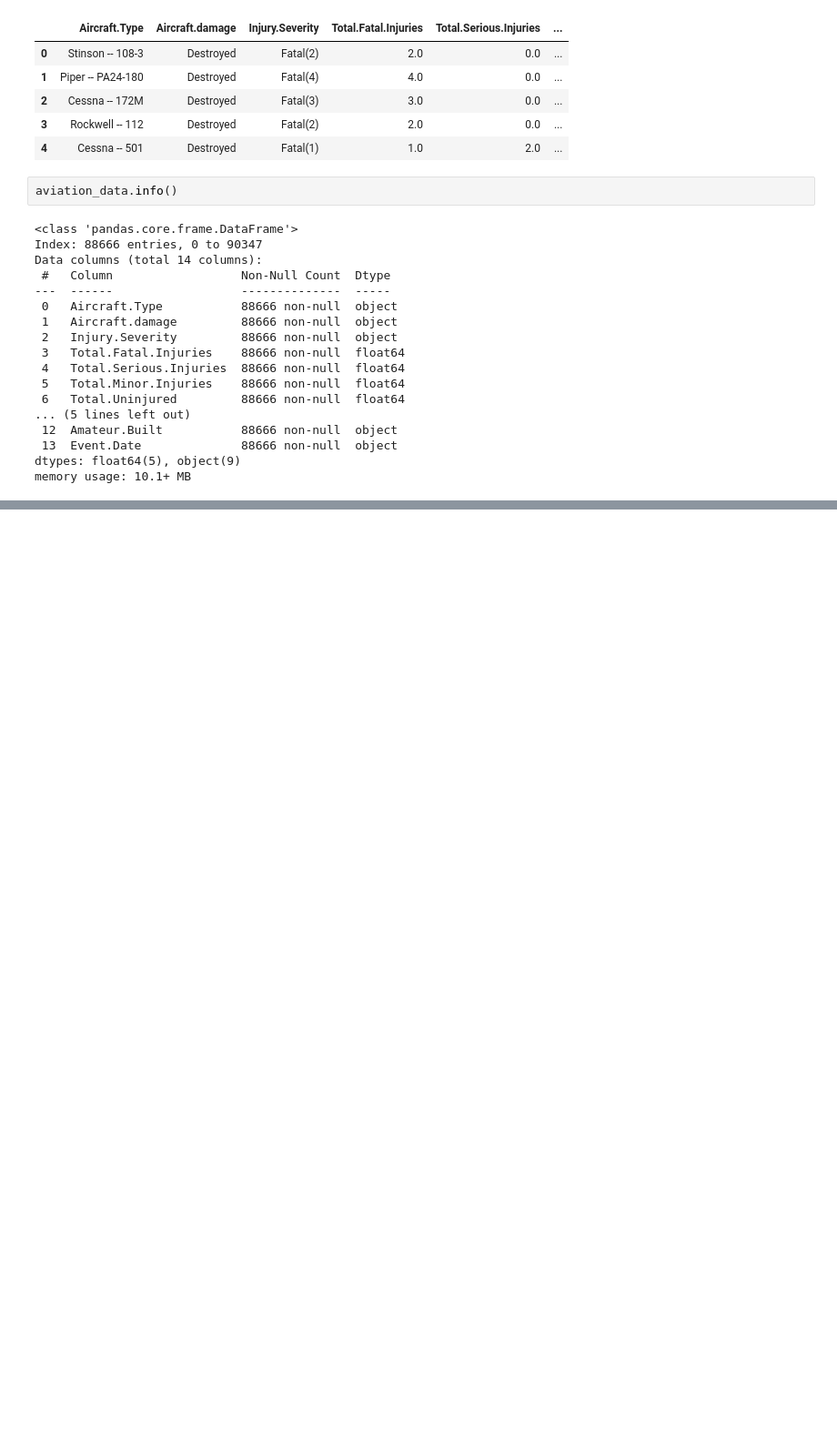
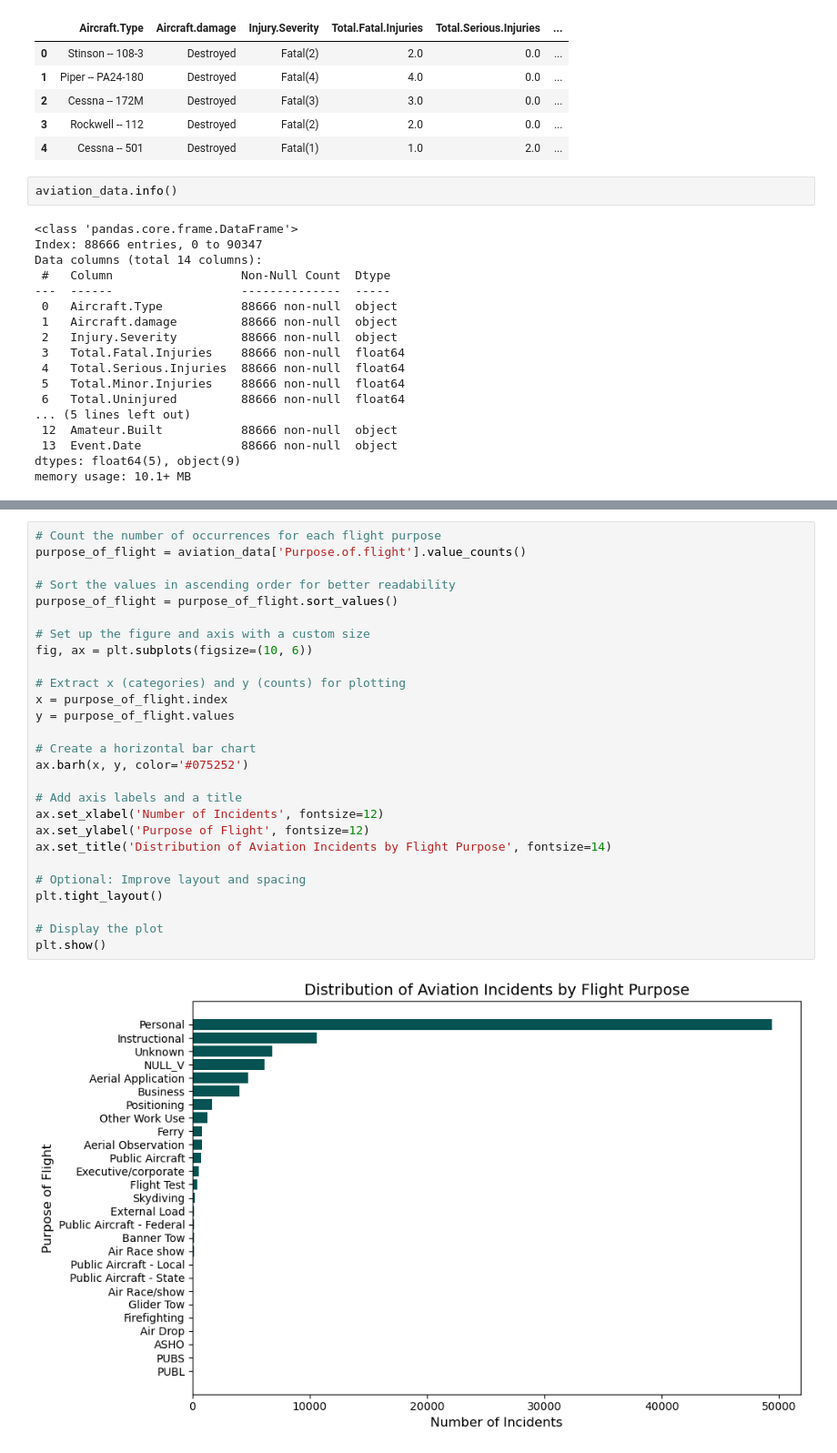
Before and after one commit to ralphy89/dsc-phase-1-project, a Jupyter notebook: working_notebook.ipynb, the cells around one changed output, grey strips where cells are left out. Shown: that part at 91% size. Cells and saved outputs as stored; diff of their text form; blank space fills up the shorter version.

```diff
--- a/working_notebook.ipynb
+++ b/working_notebook.ipynb
@@ -351,0 +405,29 @@ aviation_data.head()
+# %%
+# Count the number of occurrences for each flight purpose
+purpose_of_flight = aviation_data['Purpose.of.flight'].value_counts()
+
+# Sort the values in ascending order for better readability
+purpose_of_flight = purpose_of_flight.sort_values()
+
+# Set up the figure and axis with a custom size
+fig, ax = plt.subplots(figsize=(10, 6))
+
+# Extract x (categories) and y (counts) for plotting
+x = purpose_of_flight.index
+y = purpose_of_flight.values
+
+# Create a horizontal bar chart
+ax.barh(x, y, color='#075252')
+
+# Add axis labels and a title
+ax.set_xlabel('Number of Incidents', fontsize=12)
+ax.set_ylabel('Purpose of Flight', fontsize=12)
+ax.set_title('Distribution of Aviation Incidents by Flight Purpose', fontsize=14)
+
+# Optional: Improve layout and spacing
+plt.tight_layout()
+
+# Display the plot
+plt.show()
+# %% [output]
+[figure, added]
```
Also changed, not shown: parts of 14 cells of this notebook, 1 other file.
